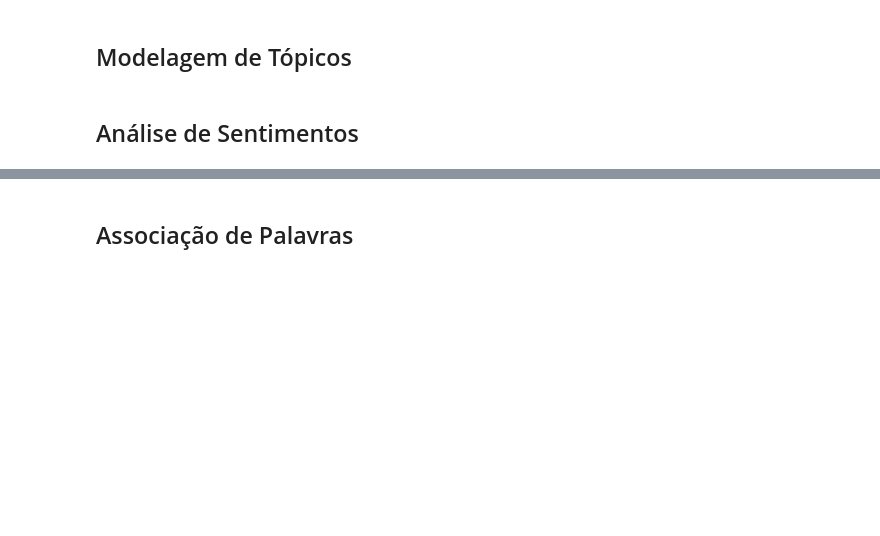
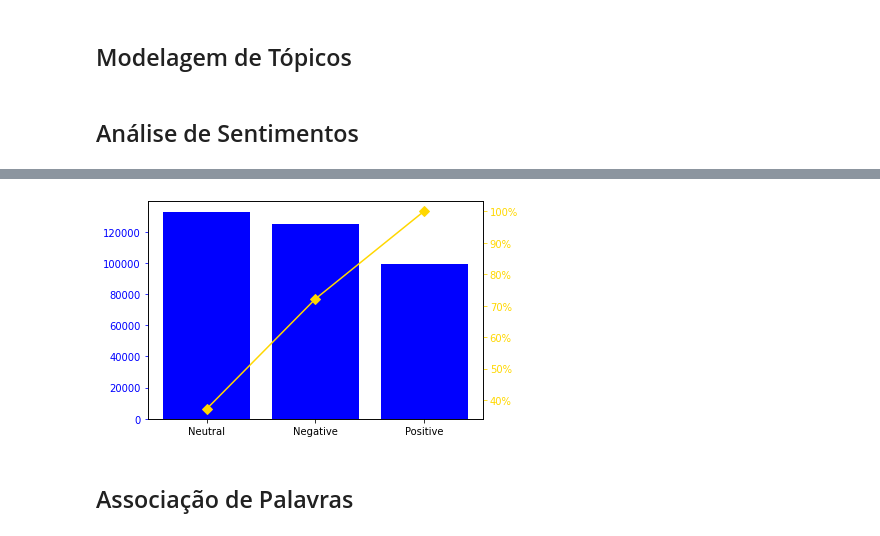
Before and after one commit to morrisgpeter/text-mining-ukraine-russia, a Jupyter notebook: Text mining.ipynb, the cells around one changed output, grey strips where cells are left out. Cells and saved outputs as stored; diff of their text form; code cells hidden in the pictures; blank space fills up the shorter version.

```diff
--- a/Text mining.ipynb
+++ b/Text mining.ipynb
@@ -582,2 +579,22 @@ df_sa[['text','Sentiment']].head(8)
+# %%
+from matplotlib.ticker import PercentFormatter
+
+df3=pd.DataFrame(df_sa[['Sentiment','tweetid']].groupby(['Sentiment']).count())
+df3=df3.rename(columns={'Sentiment':'Sentiment','tweetid':'Qtd'})
+df3 = df3.sort_values(by='Qtd',ascending=False)
+df3["cumpercentage"] = df3["Qtd"].cumsum()/df3["Qtd"].sum()*100
+
+
+fig, ax = plt.subplots()
+ax.bar(df3.index, df3["Qtd"], color="blue")
+ax2 = ax.twinx()
+ax2.plot(df3.index, df3["cumpercentage"], color="gold", marker="D", ms=7)
+ax2.yaxis.set_major_formatter(PercentFormatter())
+
+ax.tick_params(axis="y", colors="blue")
+ax2.tick_params(axis="y", colors="gold")
+plt.show()
+# %% [output]
+[figure, added]
 # %% [markdown]
 ## Associação de Palavras
```
Also changed, not shown: parts of 3 cells of this notebook.
